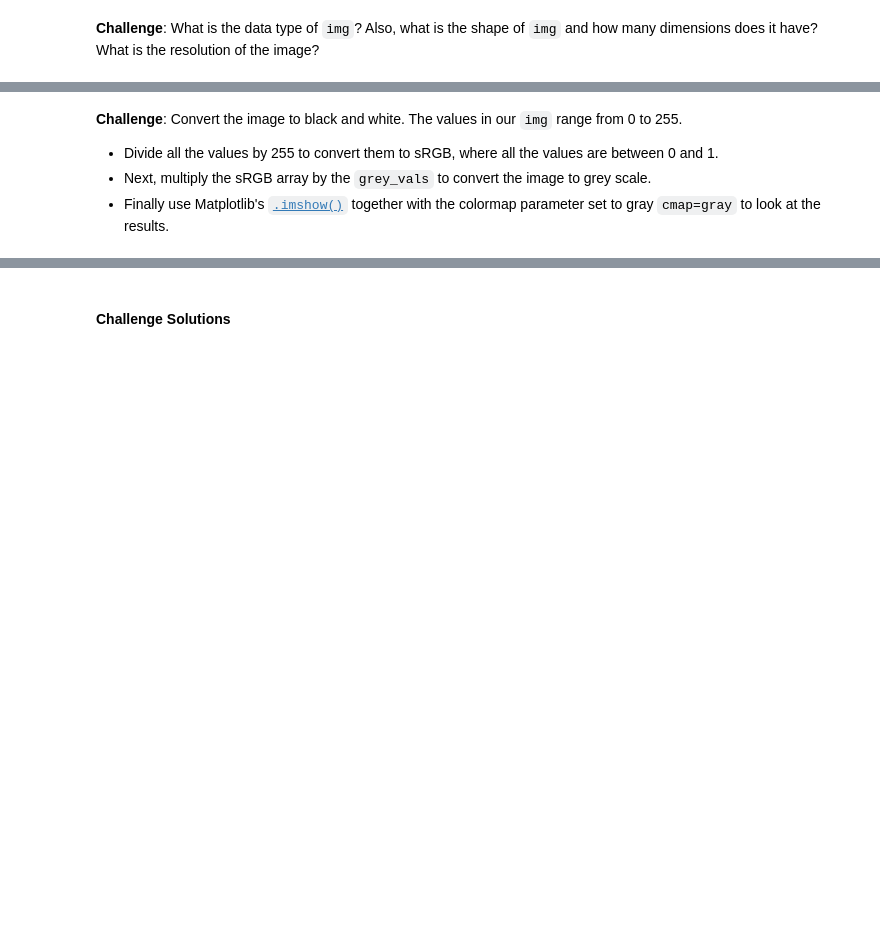
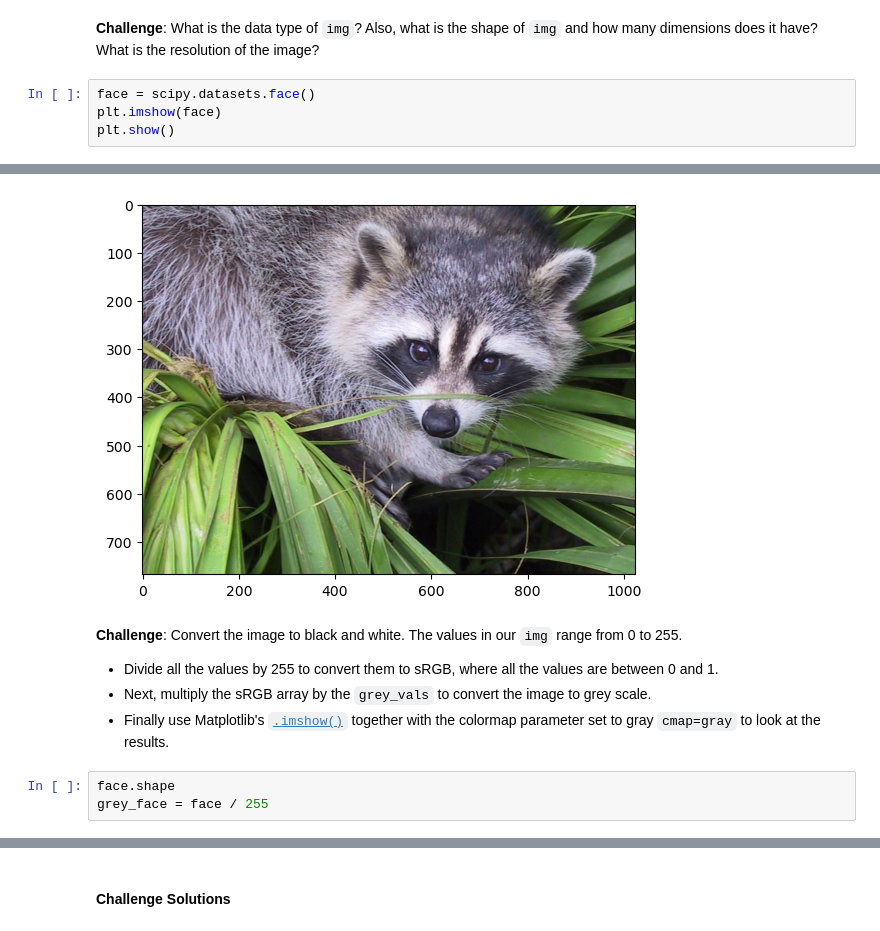
Before and after one commit to whoismacy/numpy, a Jupyter notebook: Computation with NumPy (start)/Computation_with_NumPy_and_N_Dimensional_Arrays_(start).ipynb, the cells around one changed output, grey strips where cells are left out. Saved outputs shown, nothing was run; the diff lists cells and outputs as text; blank space fills up the shorter version.

```diff
--- a/Computation with NumPy (start)/Computation_with_NumPy_and_N_Dimensional_Arrays_(start).ipynb
+++ b/Computation with NumPy (start)/Computation_with_NumPy_and_N_Dimensional_Arrays_(start).ipynb
@@ -212,3 +224,8 @@ Dimensions of result: (4x2)*(2x3)=(4x3)
 # Manipulating Images as ndarrays
 # %% [markdown]
 **Challenge**: What is the data type of `img`? Also, what is the shape of `img` and how many dimensions does it have? What is the resolution of the image?
+# %%
+face = scipy.datasets.face()
+plt.imshow(face)
+plt.show()
+# %% [output]
@@ -215,7 +233,11 @@ Dimensions of result: (4x2)*(2x3)=(4x3)
+[figure, added]
 # %% [markdown]
 **Challenge**: Convert the image to black and white. The values in our `img` range from 0 to 255.
 * Divide all the values by 255 to convert them to sRGB, where all the values are between 0 and 1.
 * Next, multiply the sRGB array by the `grey_vals` to convert the image to grey scale.
 * Finally use Matplotlib's [`.imshow()`](https://matplotlib.org/3.1.1/api/_as_gen/matplotlib.pyplot.imshow.html) together with the colormap parameter set to gray `cmap=gray` to look at the results.
+# %%
+face.shape
+grey_face = face / 255
 # %%
 grey_vals = np.array([0.2126, 0.7152, 0.0722])
```
Also changed, not shown: parts of 15 cells of this notebook.
